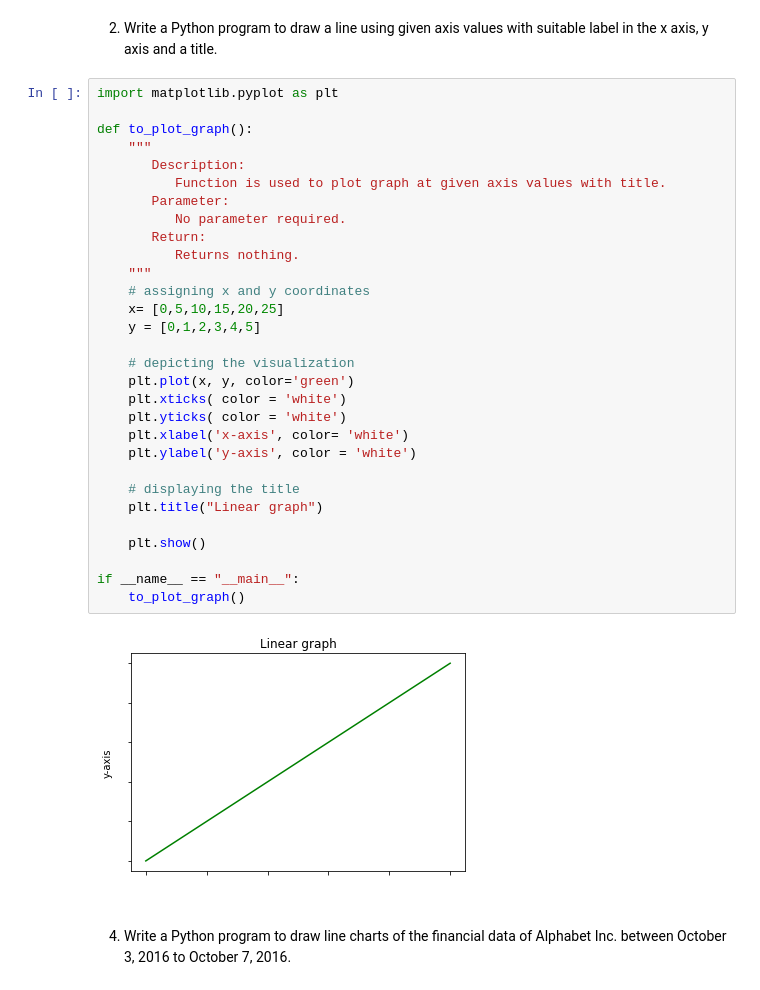
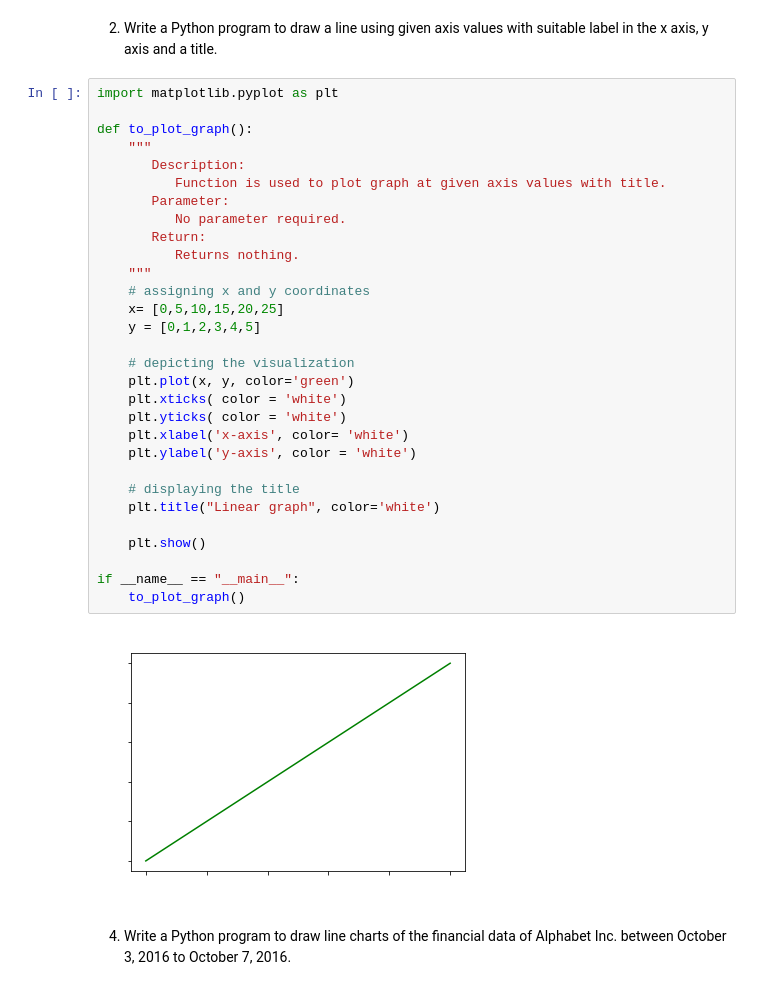
Before and after one commit to shaikhfarzana/Python-Libraries, a Jupyter notebook: Mathplotlib_Problems/Matplotlib_Problems.ipynb, the cells around one changed output. Cells and saved outputs as stored; diff of their text form.

```diff
--- a/Mathplotlib_Problems/Matplotlib_Problems.ipynb
+++ b/Mathplotlib_Problems/Matplotlib_Problems.ipynb
@@ -52,35 +52,35 @@ if __name__ == "__main__":
 # %%
 import matplotlib.pyplot as plt
 
 def to_plot_graph():
     """
        Description:
           Function is used to plot graph at given axis values with title.
        Parameter:
           No parameter required.
        Return:
           Returns nothing.
     """
     # assigning x and y coordinates
     x= [0,5,10,15,20,25]
     y = [0,1,2,3,4,5]
 
     # depicting the visualization
     plt.plot(x, y, color='green')
     plt.xticks( color = 'white')
     plt.yticks( color = 'white')
     plt.xlabel('x-axis', color= 'white')
     plt.ylabel('y-axis', color = 'white')
 
     # displaying the title
-    plt.title("Linear graph")
+    plt.title("Linear graph", color='white')
 
     plt.show()
 
 if __name__ == "__main__":
     to_plot_graph()
 # %% [output]
-[figure, old version]
+[figure, new version]
 # %% [markdown]
 4. Write a Python program to draw line charts of the financial data of Alphabet Inc. between October 3, 2016 to October 7, 2016.
 # %%
```
Also changed, not shown: parts of 3 cells of this notebook.
